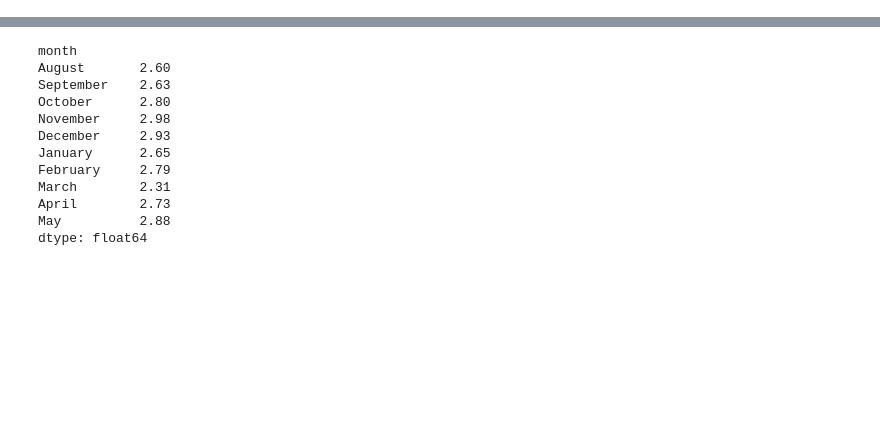
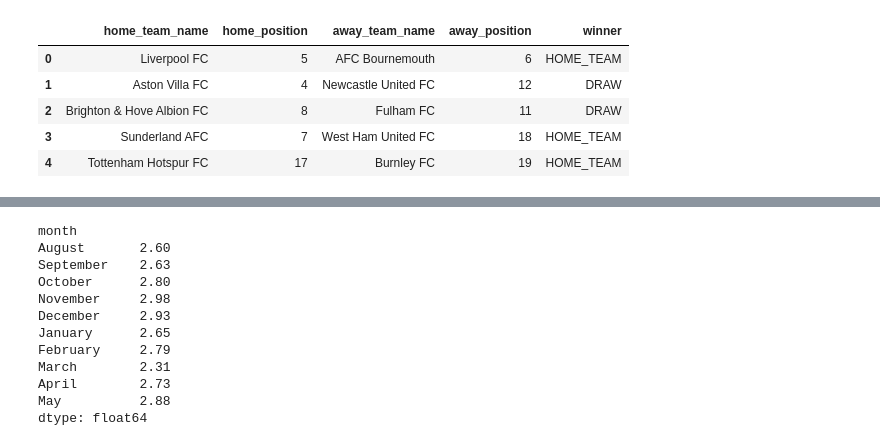
Before and after one commit to jvnwyn/pl-analytics, a Jupyter notebook: notebooks/03_exploratory_analysis.ipynb, the cells around one changed output, grey strips where cells are left out. Drawn from its saved outputs; the diff is of its cells as text; code cells hidden in the pictures; blank space fills up the shorter version.

```diff
--- a/notebooks/03_exploratory_analysis.ipynb
+++ b/notebooks/03_exploratory_analysis.ipynb
@@ -0,0 +24,28 @@
+# %%
+def get_upset_magnitude(row):
+    if row["winner"] == "HOME_TEAM":
+        winner_pos, loser_pos = row["home_position"], row["away_position"]
+    elif row["winner"] == "AWAY_TEAM":
+        winner_pos, loser_pos = row["away_position"], row["home_position"]
+    else:
+        return None  # draws aren't upsets in this definition
+
+    # Upset = winner's position number is HIGHER (worse) than loser's
+    if winner_pos > loser_pos:
+        return winner_pos - loser_pos  # bigger gap = bigger upset
+    else:
+        return 0  # not an upset, better/equal team won
+
+clean_matches["upset_magnitude"] = clean_matches.apply(get_upset_magnitude, axis=1)
+# %%
+clean_matches["home_position"] = clean_matches["home_team_name"].map(position_lookup)
+clean_matches["away_position"] = clean_matches["away_team_name"].map(position_lookup)
+
+clean_matches[["home_team_name", "home_position", "away_team_name", "away_position", "winner"]].head()
+# %% [output]
+|  | home_team_name | home_position | away_team_name | away_position | winner |
+| 0 | Liverpool FC | 5 | AFC Bournemouth | 6 | HOME_TEAM |
+| 1 | Aston Villa FC | 4 | Newcastle United FC | 12 | DRAW |
+| 2 | Brighton & Hove Albion FC | 8 | Fulham FC | 11 | DRAW |
+| 3 | Sunderland AFC | 7 | West Ham United FC | 18 | HOME_TEAM |
+| 4 | Tottenham Hotspur FC | 17 | Burnley FC | 19 | HOME_TEAM |
```
Also changed, not shown: parts of 4 cells of this notebook, 1 other file.
